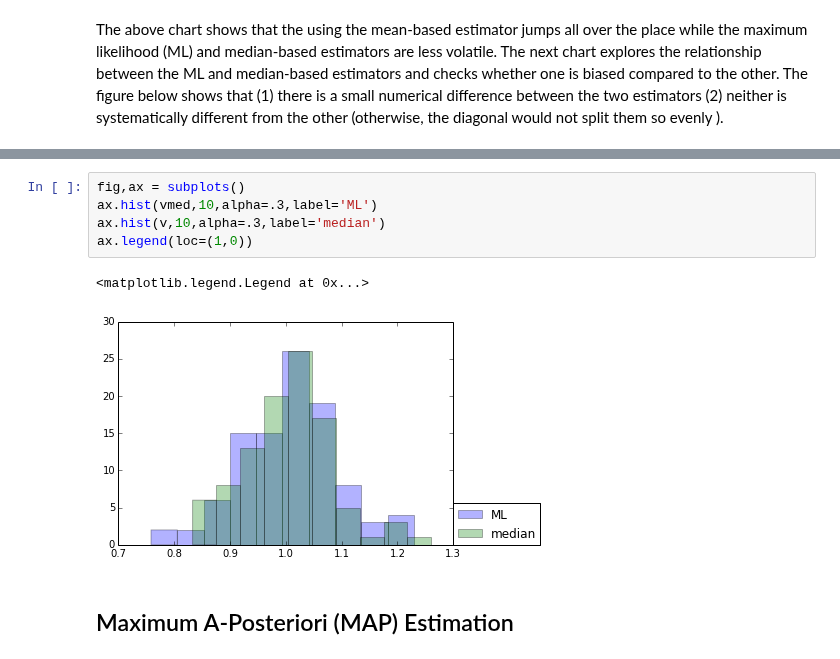
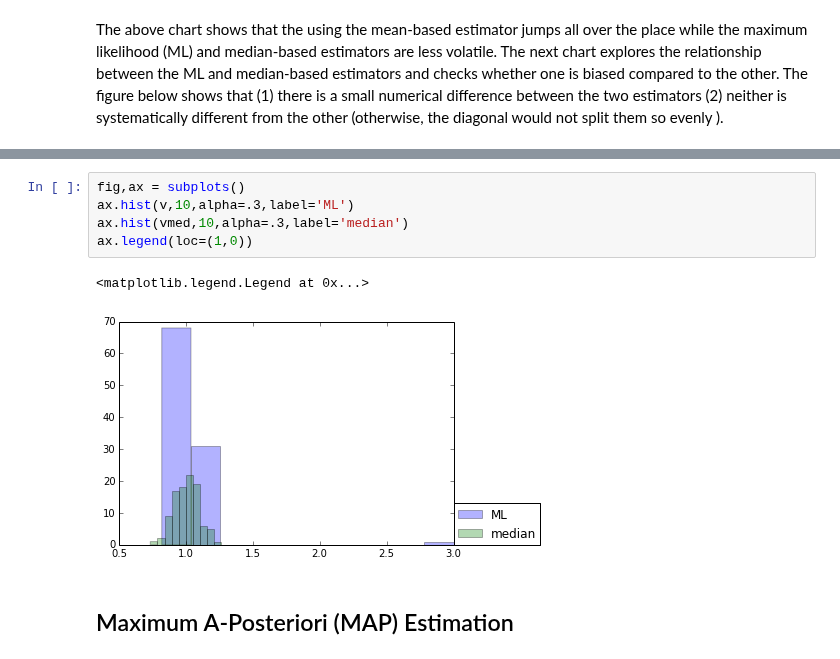
Before and after one commit to unpingco/Python-for-Signal-Processing, a Jupyter notebook: Lighthouse_problem.ipynb, the cells around one changed output, grey strips where cells are left out. Drawn from its saved outputs; the diff is of its cells as text.

Commit message:
updated time-delay charts for bayes estimator in Lighthouse_problem.ipynb

```diff
--- a/Lighthouse_problem.ipynb
+++ b/Lighthouse_problem.ipynb
@@ -175,11 +173,11 @@ ax.set_ylabel('Median estimate')
 # %%
 fig,ax = subplots()
-ax.hist(vmed,10,alpha=.3,label='ML')
-ax.hist(v,10,alpha=.3,label='median')
+ax.hist(v,10,alpha=.3,label='ML')
+ax.hist(vmed,10,alpha=.3,label='median')
 ax.legend(loc=(1,0))
 # %% [output]
 <matplotlib.legend.Legend at 0x...>
-[figure, old version]
+[figure, new version]
 # %% [markdown]
 ## Maximum A-Posteriori (MAP) Estimation
 # %% [markdown]
```
Also changed, not shown: parts of 20 cells of this notebook, 1 other file.
